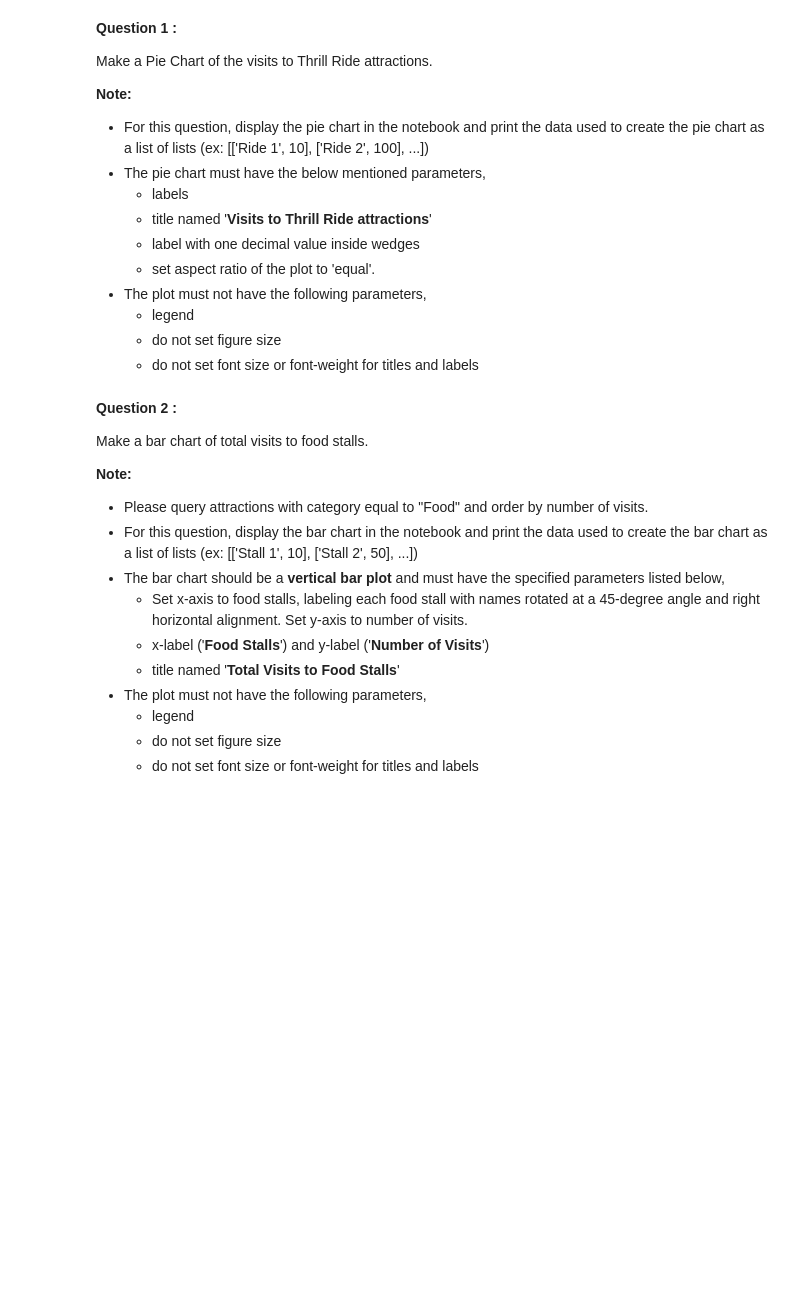
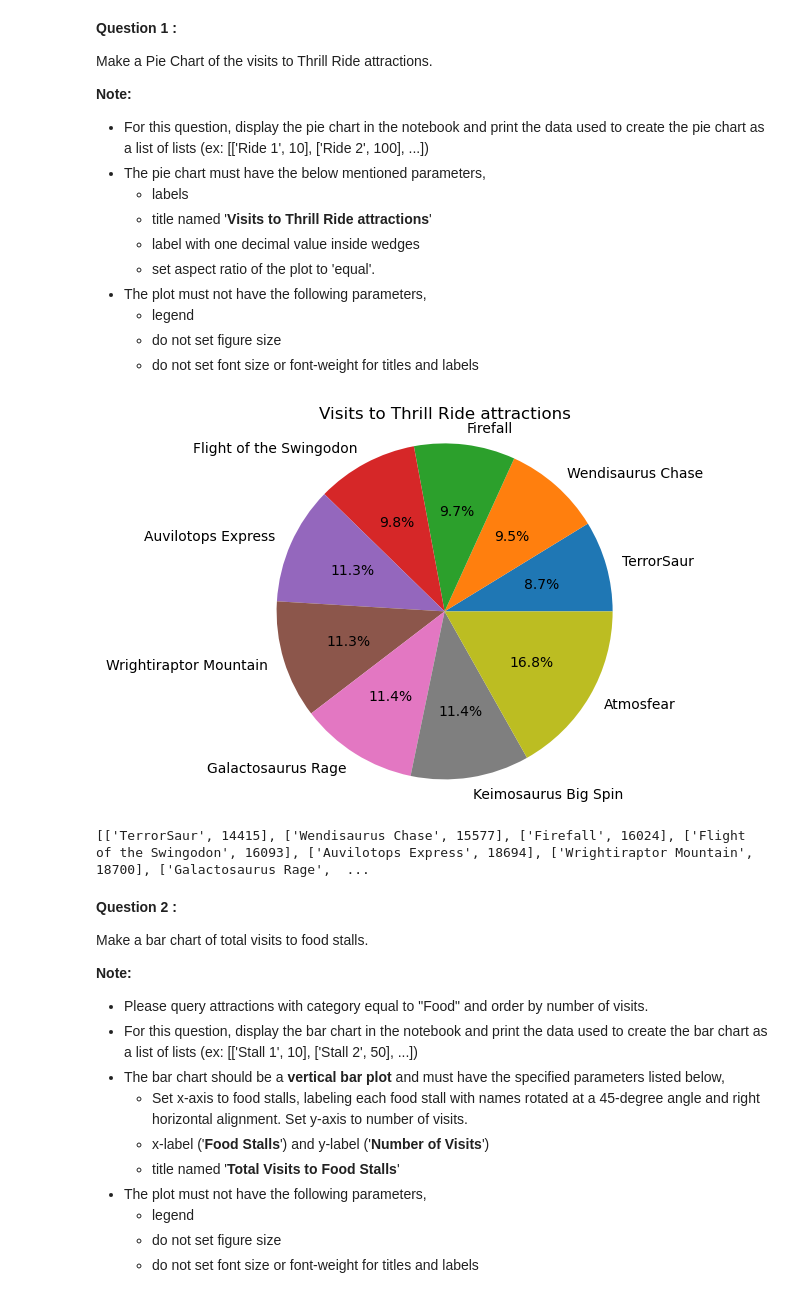
Before and after one commit to ctom4/CSE-578-Data-Visualization, a Jupyter notebook: CSE578 Assignments/CSE578 Assignment 2/Assignment2.ipynb, the cells around one changed output. Drawn from its saved outputs; the diff is of its cells as text; code cells hidden in the pictures; blank space fills up the shorter version.

```diff
--- a/CSE578 Assignments/CSE578 Assignment 2/Assignment2.ipynb
+++ b/CSE578 Assignments/CSE578 Assignment 2/Assignment2.ipynb
@@ -7,3 +5,12 @@ Database file path = '/course/data/CSE-578/dinofunworld.db'
+# %%
+#your code here
+import sqlite3
+import pandas as pd
+import matplotlib.pyplot as plt
+import numpy as np
+db_filename = '/course/data/CSE-578/dinofunworld.db'
+conn = sqlite3.connect(db_filename)
+c = conn.cursor()
 # %% [markdown]
 **Question 1 :**
 
@@ -27,3 +30,26 @@ Make a Pie Chart of the visits to Thrill Ride attractions.
+# %%
+### TEST FUNCTION: test_question1
+# DO NOT REMOVE OR MODIFY THE ABOVE LINE
+# your code here
+sql_query = """
+SELECT a.Name, COUNT(*) as Cnt, a.AttractionID, a.Category, a.Type
+FROM checkin c JOIN attraction a ON c.attraction = a.AttractionID
+WHERE a.Category LIKE '%Thrill Rides%'
+GROUP BY a.Name, a.Category, a.AttractionID
+ORDER BY Cnt;
+"""
+c.execute(sql_query)
+thrill_rides = c.fetchall()
+thrill_rides_df = pd.DataFrame.from_records(thrill_rides, columns=['Name', 'Cnt', 'AttractionID', 'Category', 'Type'])
+plt.pie(thrill_rides_df['Cnt'], labels=thrill_rides_df['Name'], autopct='%1.1f%%',shadow=False)
+plt.title('Visits to Thrill Ride attractions')
+plt.axis('equal')
+plt.show()
+pie_chart_labels_and_values = thrill_rides_df[['Name', 'Cnt']].values.tolist()
+print(pie_chart_labels_and_values)
+# %% [output]
+[figure, added]
+[['TerrorSaur', 14415], ['Wendisaurus Chase', 15577], ['Firefall', 16024], ['Flight of the Swingodon', 16093], ['Auvilotops Express', 18694], ['Wrightiraptor Mountain', 18700], ['Galactosaurus Rage',  ...
 # %% [markdown]
 **Question 2 :**
 
```
Also changed, not shown: parts of 8 cells of this notebook.
